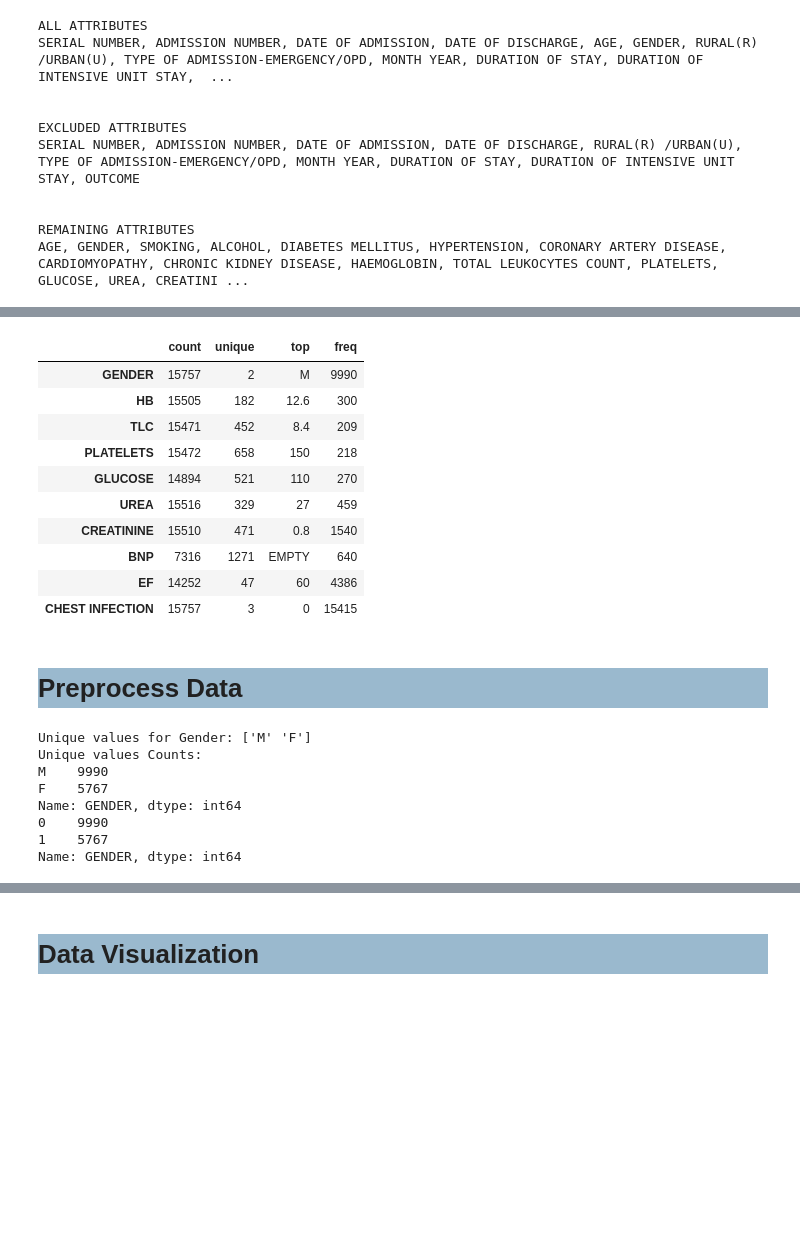
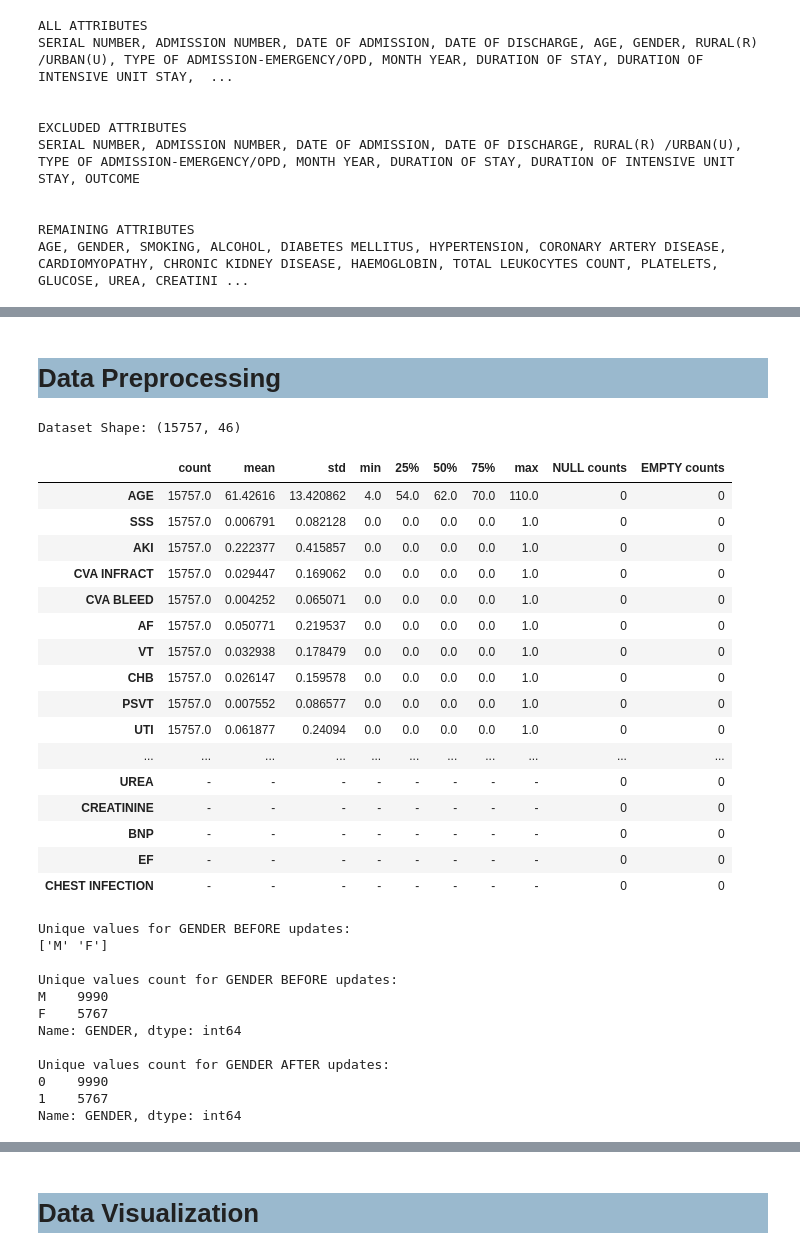
Before and after one commit to jeannamatthews-classes/group-project-cardiovascular-disease-predictor, a Jupyter notebook: CardiovascularDiseasePredictorBackend/src/model/CardiovascularDiseasePredictorModel.ipynb, the cells around one changed output, grey strips where cells are left out. Drawn from its saved outputs; the diff is of its cells as text; code cells hidden in the pictures; blank space fills up the shorter version.

```diff
--- a/CardiovascularDiseasePredictorBackend/src/model/CardiovascularDiseasePredictorModel.ipynb
+++ b/CardiovascularDiseasePredictorBackend/src/model/CardiovascularDiseasePredictorModel.ipynb
@@ -157,34 +172,60 @@ Numeric columns: (36, 8)
-# %%
-#analyse non-numeric columns
-cvd_data_cleaned[cvd_data_cleaned.columns[cvd_data_cleaned.applymap(np.isreal).sum() != 15757]].describe().T
-# %% [output]
-|  | count | unique | top | freq |
-| GENDER | 15757 | 2 | M | 9990 |
-| HB | 15505 | 182 | 12.6 | 300 |
-| TLC | 15471 | 452 | 8.4 | 209 |
-| PLATELETS | 15472 | 658 | 150 | 218 |
-| GLUCOSE | 14894 | 521 | 110 | 270 |
-| UREA | 15516 | 329 | 27 | 459 |
-| CREATININE | 15510 | 471 | 0.8 | 1540 |
-| BNP | 7316 | 1271 | EMPTY | 640 |
-| EF | 14252 | 47 | 60 | 4386 |
-| CHEST INFECTION | 15757 | 3 | 0 | 15415 |
 # %% [markdown]
-<h1 style="background-color:rgba(88, 139, 174, 0.6);">Preprocess Data</h1>
+<h1 style="background-color:rgba(88, 139, 174, 0.6);">Data Preprocessing</h1>
+# %%
+#Fill NULL values
+cvd_data_cleaned.fillna(0, inplace=True)
+# %%
+#Fill EMPTY values
+cvd_data_cleaned.replace("EMPTY", '0', inplace=True)
+# %%
+#Data Summary after removing Null values and 'EMPTY' entries (NOTE: The last 10 columns in the display below are currently non-numeric)
+summarize_data(cvd_data_cleaned)
+# %% [output]
+Dataset Shape: (15757, 46)
+|  | count | mean | std | min | 25% | 50% | 75% | max | NULL counts | EMPTY counts |
+| AGE | 15757.0 | 61.42616 | 13.420862 | 4.0 | 54.0 | 62.0 | 70.0 | 110.0 | 0 | 0 |
+| SSS | 15757.0 | 0.006791 | 0.082128 | 0.0 | 0.0 | 0.0 | 0.0 | 1.0 | 0 | 0 |
+| AKI | 15757.0 | 0.222377 | 0.415857 | 0.0 | 0.0 | 0.0 | 0.0 | 1.0 | 0 | 0 |
+| CVA INFRACT | 15757.0 | 0.029447 | 0.169062 | 0.0 | 0.0 | 0.0 | 0.0 | 1.0 | 0 | 0 |
+| CVA BLEED | 15757.0 | 0.004252 | 0.065071 | 0.0 | 0.0 | 0.0 | 0.0 | 1.0 | 0 | 0 |
+| AF | 15757.0 | 0.050771 | 0.219537 | 0.0 | 0.0 | 0.0 | 0.0 | 1.0 | 0 | 0 |
+| VT | 15757.0 | 0.032938 | 0.178479 | 0.0 | 0.0 | 0.0 | 0.0 | 1.0 | 0 | 0 |
+| CHB | 15757.0 | 0.026147 | 0.159578 | 0.0 | 0.0 | 0.0 | 0.0 | 1.0 | 0 | 0 |
+| PSVT | 15757.0 | 0.007552 | 0.086577 | 0.0 | 0.0 | 0.0 | 0.0 | 1.0 | 0 | 0 |
+| UTI | 15757.0 | 0.061877 | 0.24094 | 0.0 | 0.0 | 0.0 | 0.0 | 1.0 | 0 | 0 |
+| ... | ... | ... | ... | ... | ... | ... | ... | ... | ... | ... |
+| UREA | - | - | - | - | - | - | - | - | 0 | 0 |
+| CREATININE | - | - | - | - | - | - | - | - | 0 | 0 |
+| BNP | - | - | - | - | - | - | - | - | 0 | 0 |
+| EF | - | - | - | - | - | - | - | - | 0 | 0 |
+| CHEST INFECTION | - | - | - | - | - | - | - | - | 0 | 0 |
 # %%
-#Analyze GENDER
+#Convert GENDER column to numeric
 column = 'GENDER'
-print('Unique values for Gender:', cvd_data_cleaned[column].unique())
-print('Unique values Counts:')
-print(cvd_data_cleaned[column].value_counts())
-cvd_data_cleaned['GENDER'].replace(['M', 'F'], [0,1], inplace=True)
-print(cvd_data_cleaned[column].value_counts())
+
+#Before update
+print_bold('Unique values for ' + column +  ' BEFORE updates:')
+print(cvd_data_cleaned[column].unique(),'\n')
+print_bold('Unique values count for ' + column +  ' BEFORE updates:')
+print(cvd_data_cleaned[column].value_counts(),'\n')
+
+#column update
+cvd_data_cleaned[column].replace(['M', 'F'], [0,1], inplace=True)
+
+
+#After update
+print_bold('Unique values count for ' + column +  ' AFTER updates:')
+print(cvd_data_cleaned[column].value_counts(),'\n')
 # %% [output]
-Unique values for Gender: ['M' 'F']
-Unique values Counts:
+Unique values for GENDER BEFORE updates:
+['M' 'F']
+
+Unique values count for GENDER BEFORE updates:
 M    9990
 F    5767
 Name: GENDER, dtype: int64
+
+Unique values count for GENDER AFTER updates:
 0    9990
 1    5767
 Name: GENDER, dtype: int64
```
Also changed, not shown: parts of 42 cells of this notebook.
